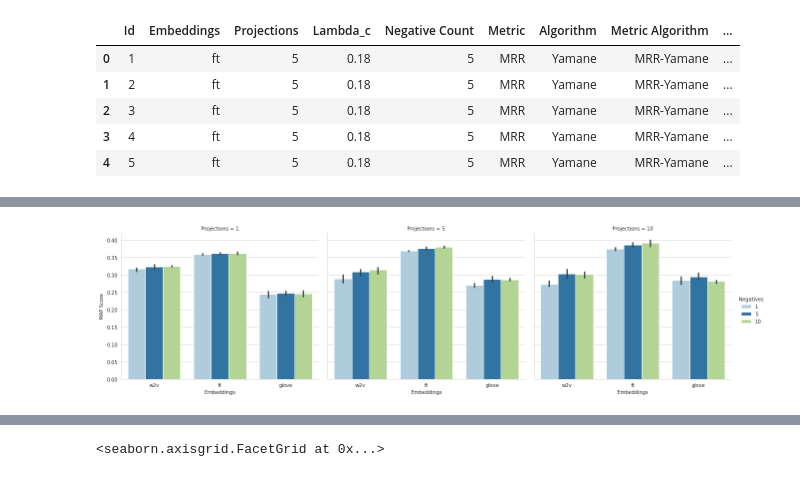
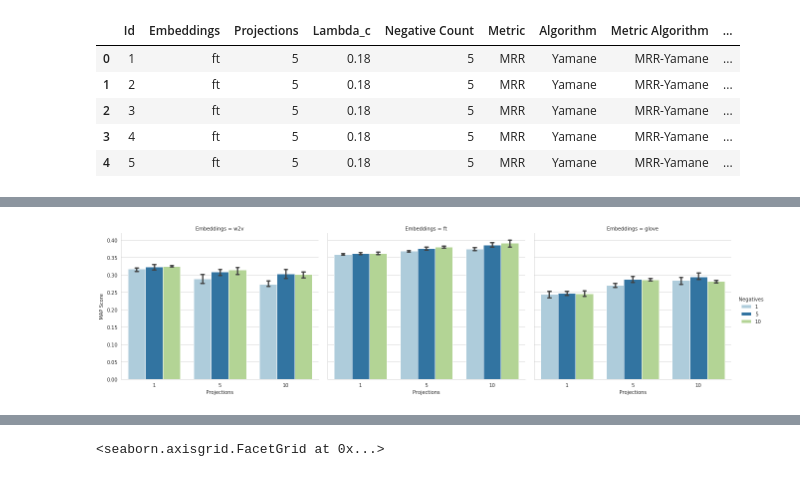
Before and after one commit to jfarrugia-uom/hyperstar, a Jupyter notebook: CrimVisuals.ipynb, the cells around one changed output, grey strips where cells are left out. Drawn from its saved outputs; the diff is of its cells as text; code cells hidden in the pictures.

```diff
--- a/CrimVisuals.ipynb
+++ b/CrimVisuals.ipynb
@@ -48,0 +52,6 @@ crim_grid.rename(columns={'value':'MAP Score'}, inplace=True)
+# %%
+sns.set_style("whitegrid")
+pal = sns.color_palette("Paired")
+
+g = sns.FacetGrid(crim_grid_mrr, col="Embeddings", height=5, aspect=1.2, legend_out=True, col_order=['w2v','ft','glove'])
+g = (g.map(sns.barplot, "Projections", "MRR Score", "Negative Count", capsize=0.05,palette=pal).add_legend(title="Negatives"))
@@ -49,9 +60,12 @@ crim_grid.rename(columns={'value':'MAP Score'}, inplace=True)
+# %%
+#crim_grid_map = crim_grid.loc[crim_grid.Metric=='MAP']
+crim_grid_map.rename(columns={'Score':'MAP Score'}, inplace=True)
 # %%
 sns.set_style("whitegrid")
 pal = sns.color_palette("Paired")
 
-g = sns.FacetGrid(crim_grid, col="Projections", height=5, aspect=1.2, legend_out=True)
-g = (g.map(sns.barplot, "Embeddings", "MAP Score", "Negative Count", palette=pal, order=['w2v','ft','glove']).add_legend(title="Negatives"))
+g = sns.FacetGrid(crim_grid_map, col="Embeddings", height=5, aspect=1.2, legend_out=True, col_order=['w2v','ft','glove'])
+g = (g.map(sns.barplot, "Projections", "MAP Score", "Negative Count", capsize=0.05,palette=pal ).add_legend(title="Negatives"))
 # %% [output]
-[figure, old version]
+[figure, new version]
 # %%
```
Also changed, not shown: parts of 16 cells of this notebook, 2 other files.
